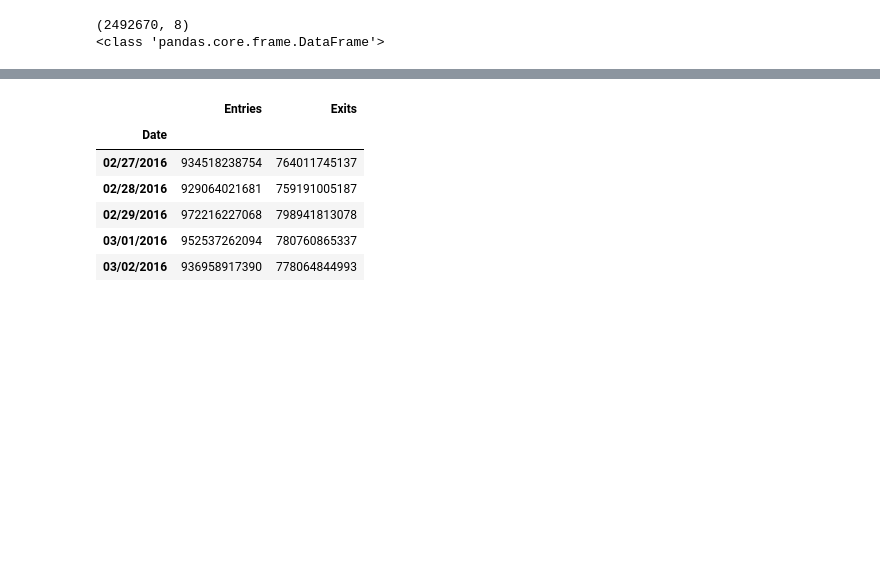
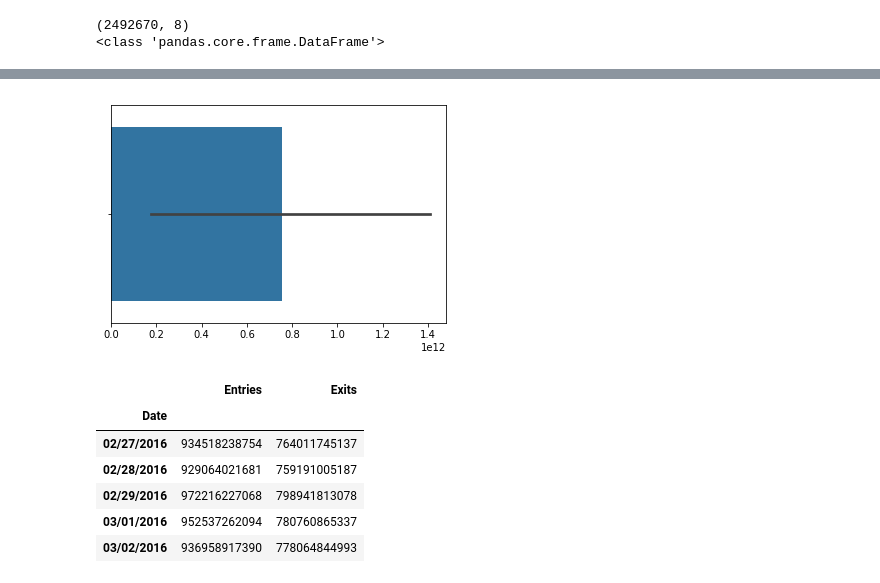
Before and after one commit to cipher813/McMahon_Metis, a Jupyter notebook: Project 1/P1_MTA-3.ipynb, the cells around one changed output, grey strips where cells are left out. Saved outputs shown, nothing was run; the diff lists cells and outputs as text; code cells hidden in the pictures; blank space fills up the shorter version.

```diff
--- a/Project 1/P1_MTA-3.ipynb
+++ b/Project 1/P1_MTA-3.ipynb
@@ -76,0 +87,3 @@ q4a.head()
+# %%
+q4_stn = q4.groupby([ "Station"]).sum()
+q4_stn.head()
@@ -77,3 +98,10 @@ q4a.head()
+# %%
+import matplotlib.pyplot as plt
+import seaborn as sns
+
+bystation = sns.barplot(x=['Entries','Exits'], y='Station', data=q4_stn)
+# %% [output]
+[figure, added]
 # %%
 q4_bydate = q4.groupby('Date').sum()
 q4_bydate.head()
```
Also changed, not shown: parts of 6 cells of this notebook.
